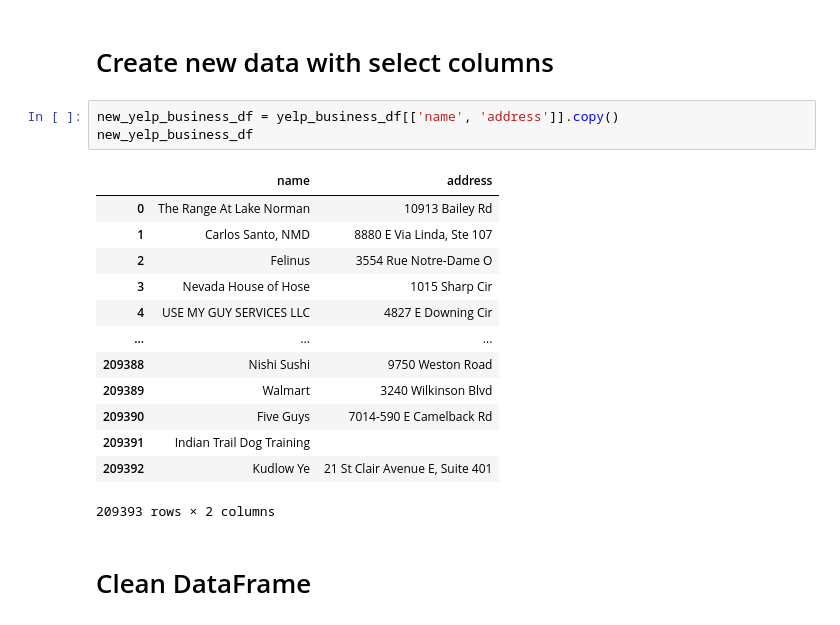
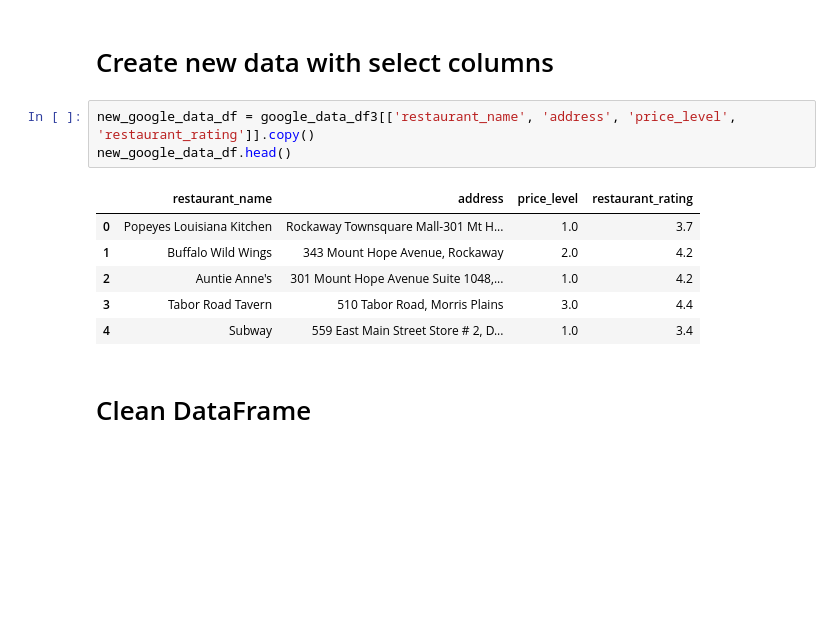
Before and after one commit to deliahellander/ETL-Project, a Jupyter notebook: Transformation/Transformation.ipynb, the cells around one changed output. Cells and saved outputs as stored; diff of their text form; blank space fills up the shorter version.

```diff
--- a/Transformation/Transformation.ipynb
+++ b/Transformation/Transformation.ipynb
@@ -292,22 +297,15 @@ google_data_df3
 235 rows × 7 columns
 # %% [markdown]
 # Create new data with select columns
-# %%
-new_yelp_business_df = yelp_business_df[['name', 'address']].copy()
-new_yelp_business_df
-# %% [output]
-|  | name | address |
-| 0 | The Range At Lake Norman | 10913 Bailey Rd |
-| 1 | Carlos Santo, NMD | 8880 E Via Linda, Ste 107 |
-| 2 | Felinus | 3554 Rue Notre-Dame O |
-| 3 | Nevada House of Hose | 1015 Sharp Cir |
-| 4 | USE MY GUY SERVICES LLC | 4827 E Downing Cir |
-| ... | ... | ... |
-| 209388 | Nishi Sushi | 9750 Weston Road |
-| 209389 | Walmart | 3240 Wilkinson Blvd |
-| 209390 | Five Guys | 7014-590 E Camelback Rd |
-| 209391 | Indian Trail Dog Training |  |
-| 209392 | Kudlow Ye | 21 St Clair Avenue E, Suite 401 |
-209393 rows × 2 columns
+# %%
+new_google_data_df = google_data_df3[['restaurant_name', 'address', 'price_level', 'restaurant_rating']].copy()
+new_google_data_df.head()
+# %% [output]
+|  | restaurant_name | address | price_level | restaurant_rating |
+| 0 | Popeyes Louisiana Kitchen | Rockaway Townsquare Mall-301 Mt H... | 1.0 | 3.7 |
+| 1 | Buffalo Wild Wings | 343 Mount Hope Avenue, Rockaway | 2.0 | 4.2 |
+| 2 | Auntie Anne's | 301 Mount Hope Avenue Suite 1048,... | 1.0 | 4.2 |
+| 3 | Tabor Road Tavern | 510 Tabor Road, Morris Plains | 3.0 | 4.4 |
+| 4 | Subway | 559 East Main Street Store # 2, D... | 1.0 | 3.4 |
 # %% [markdown]
 # Clean DataFrame
```
Also changed, not shown: parts of 6 cells of this notebook.
